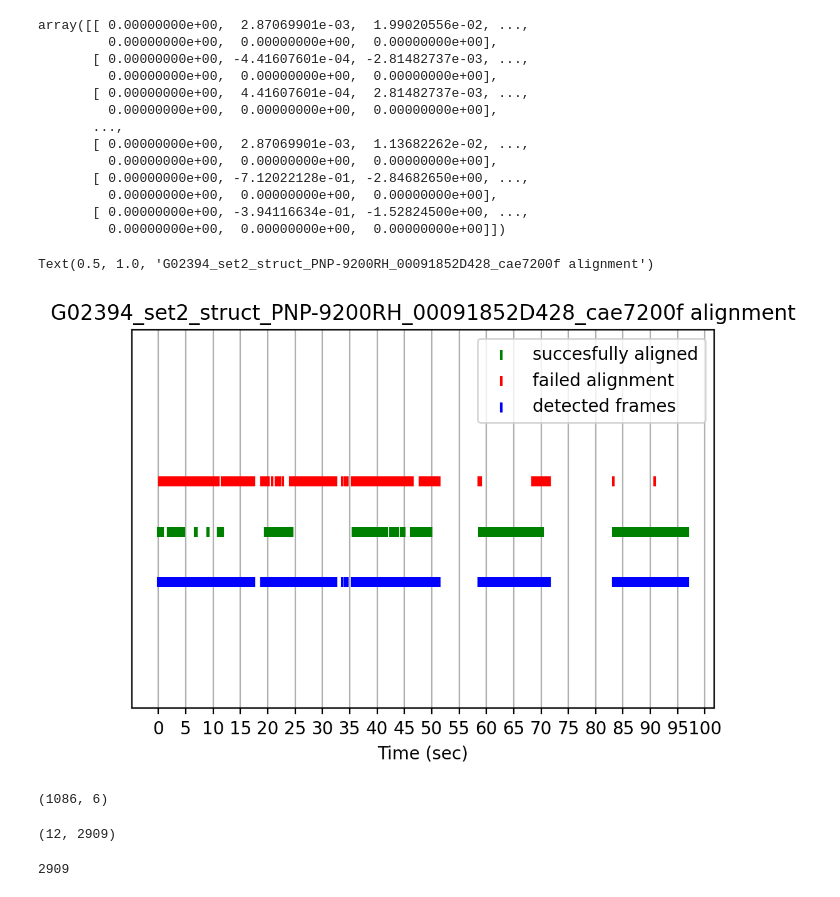
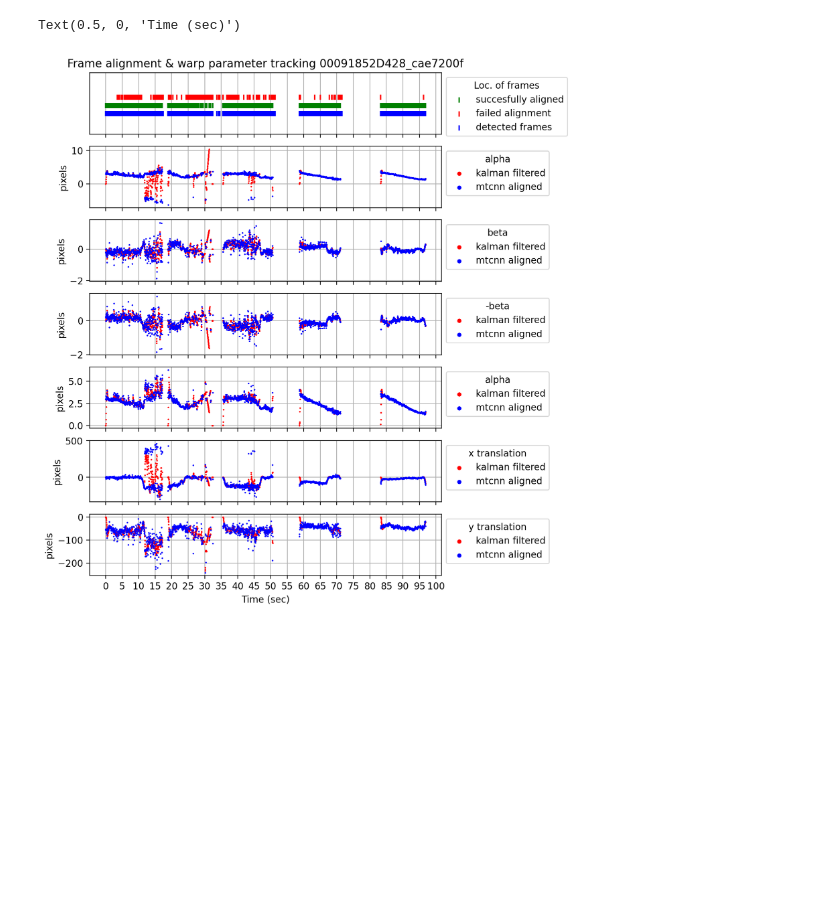
Before and after one commit to RyanAshbaugh/AdaFace, a Jupyter notebook: face_alignment_warp_analysis.ipynb, the cells around one changed output. Drawn from its saved outputs; the diff is of its cells as text; code cells hidden in the pictures; blank space fills up the shorter version.

Commit message:
finally got it filtering out images, etc

```diff
--- a/face_alignment_warp_analysis.ipynb
+++ b/face_alignment_warp_analysis.ipynb
@@ -13,54 +13,66 @@ kalman_filtered_warp = pickle.load(open('output/kalman_filter.pkl', 'rb'))
-# %%
-kalman_filtered_warp.estimated_signal
-# %% [output]
-array([[ 0.00000000e+00,  2.87069901e-03,  1.99020556e-02, ...,
-         0.00000000e+00,  0.00000000e+00,  0.00000000e+00],
-       [ 0.00000000e+00, -4.41607601e-04, -2.81482737e-03, ...,
-         0.00000000e+00,  0.00000000e+00,  0.00000000e+00],
-       [ 0.00000000e+00,  4.41607601e-04,  2.81482737e-03, ...,
-         0.00000000e+00,  0.00000000e+00,  0.00000000e+00],
-       ...,
-       [ 0.00000000e+00,  2.87069901e-03,  1.13682262e-02, ...,
-         0.00000000e+00,  0.00000000e+00,  0.00000000e+00],
-       [ 0.00000000e+00, -7.12022128e-01, -2.84682650e+00, ...,
-         0.00000000e+00,  0.00000000e+00,  0.00000000e+00],
-       [ 0.00000000e+00, -3.94116634e-01, -1.52824500e+00, ...,
-         0.00000000e+00,  0.00000000e+00,  0.00000000e+00]])
 # %%
 missed_frame_nums = list(set(detected_frame_nums).difference(set(original_frame_nums)))
 missed_frame_nums.sort()
+# %%
+max_dropped_frames = 30
+gap_ends = np.where(np.diff(np.asarray(original_frame_nums)) > max_dropped_frames)
+gap_mask = np.ones(kalman_filtered_warp.estimated_signal.shape[1]-1)
+
+for ii in gap_ends[0]:
+    gap_mask[original_frame_nums[ii]:original_frame_nums[ii+1]] = 0
+
+non_gap_indices = np.where(gap_mask)[0]
+
+detected_and_gap_filtered_frames = np.asarray(
+    list(set(non_gap_indices).intersection(
+        set(detected_frame_nums))))
 # %%
-fig = plt.figure(facecolor='white', dpi=dpi)
-ax = plt.gca()
+# combined figure
+fig_combined = plt.figure(facecolor='white', dpi=dpi, figsize=(15, 10))
+
+ax = plt.subplot(721)
 ax.set_axisbelow(True)
 
 offset = 0.01
 
 plt.scatter(np.asarray(original_frame_nums) / 30, np.zeros(len(original_frame_nums))+offset, color='g',
             label='succesfully aligned', marker='|')
 plt.scatter(np.asarray(missed_frame_nums) / 30, np.zeros(len(missed_frame_nums))+ 2* offset, color='r',
             label='failed alignment', marker='|')
 plt.scatter(np.asarray(detected_frame_nums) / 30, np.zeros(len(detected_frame_nums)), color='b',
             label='detected frames', marker='|')
 plt.ylim([-0.025, 0.05])
-plt.legend()
+plt.legend(bbox_to_anchor=(1,1), loc="upper left", markerscale=1,
+          title='Loc. of frames')
 plt.xticks(range(0, 101, 5))
+ax.set_xticklabels([])
 plt.yticks([])
+plt.title('Frame alignment & warp parameter tracking 00091852D428_cae7200f')
 plt.grid()
+
+# start on the warp params
+param_names = ['alpha', 'beta', '-beta', 'alpha', 'x translation', 'y translation']
+for ii in range(0, 6):
+    ax2 = plt.subplot(7, 2, ii*2 + 3)
+    ax2.set_axisbelow(True)
+    plt.scatter(np.arange(0, kalman_filtered_warp.estimated_signal.shape[1]-1)[
+        detected_and_gap_filtered_frames] / 30,
+                kalman_filtered_warp.estimated_signal.transpose()[:, ii][
+                    detected_and_gap_filtered_frames], s=0.5,
+                            color='r',
+                  label='kalman filtered')
+    plt.scatter(np.asarray(original_frame_nums)/30,
+                original_warp_params[:, ii], s=0.5, color='b', label='mtcnn aligned')
+    plt.legend(bbox_to_anchor=(1,1), loc="upper left", markerscale=5,
+              title=param_names[ii])
+    plt.xticks(range(0, 101, 5))
+    if ii is not 5:
+        ax2.set_xticklabels([])
+    plt.grid()
+    plt.ylabel('pixels')
+
 plt.xlabel('Time (sec)')
-plt.title('G02394_set2_struct_PNP-9200RH_00091852D428_cae7200f alignment')
+# fig_combined.tight_layout()
 # %% [output]
-Text(0.5, 1.0, 'G02394_set2_struct_PNP-9200RH_00091852D428_cae7200f alignment')
+Text(0.5, 0, 'Time (sec)')
-[figure, old version]
+[figure, new version]
-# %%
-original_warp_params.shape
-# %% [output]
-(1086, 6)
-# %%
-kalman_filtered_warp.estimated_signal.shape
-# %% [output]
-(12, 2909)
-# %%
-len(range(0, kalman_filtered_warp.estimated_signal.shape[1]))
-# %% [output]
-2909
```
Also changed, not shown: parts of 6 cells of this notebook.
